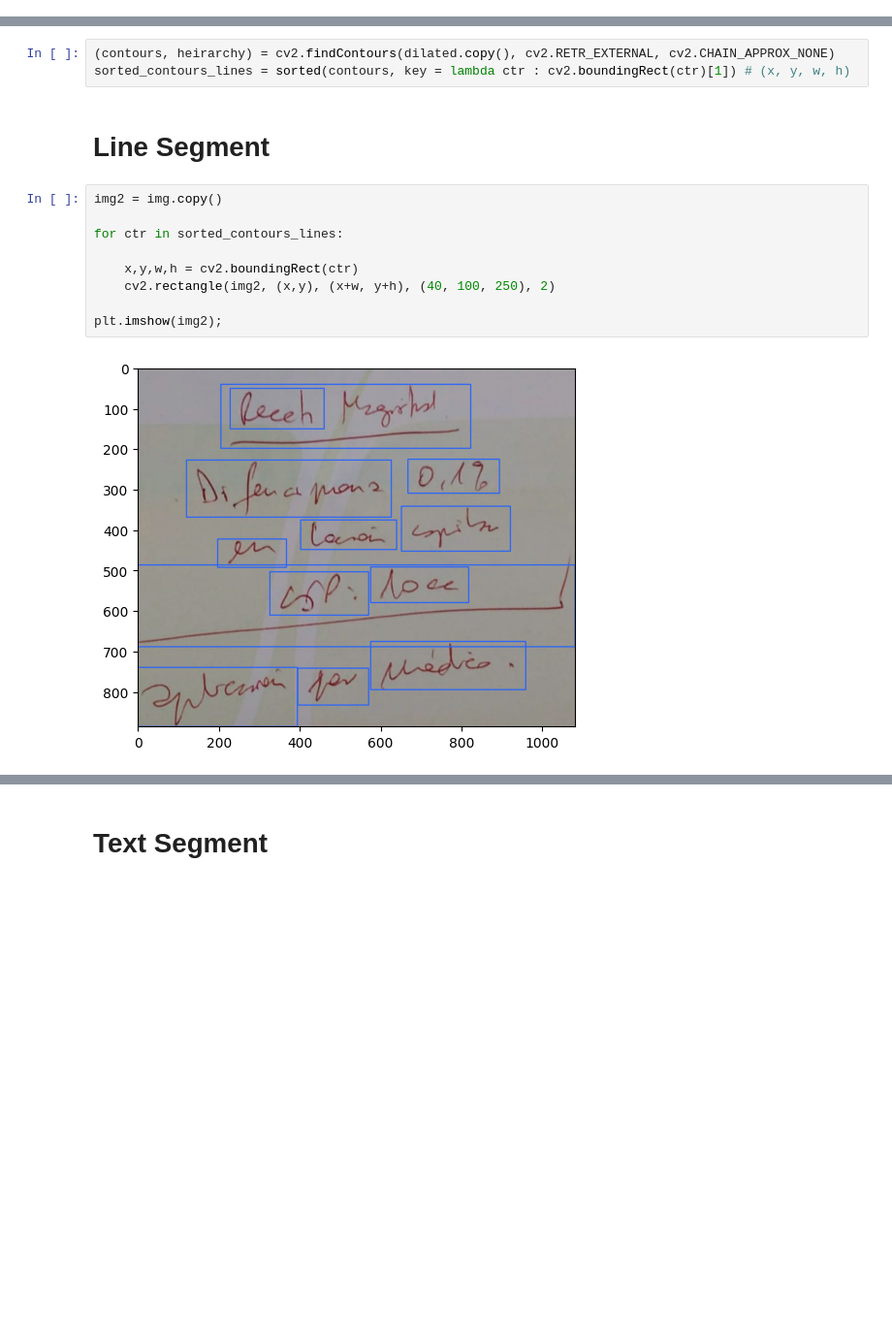
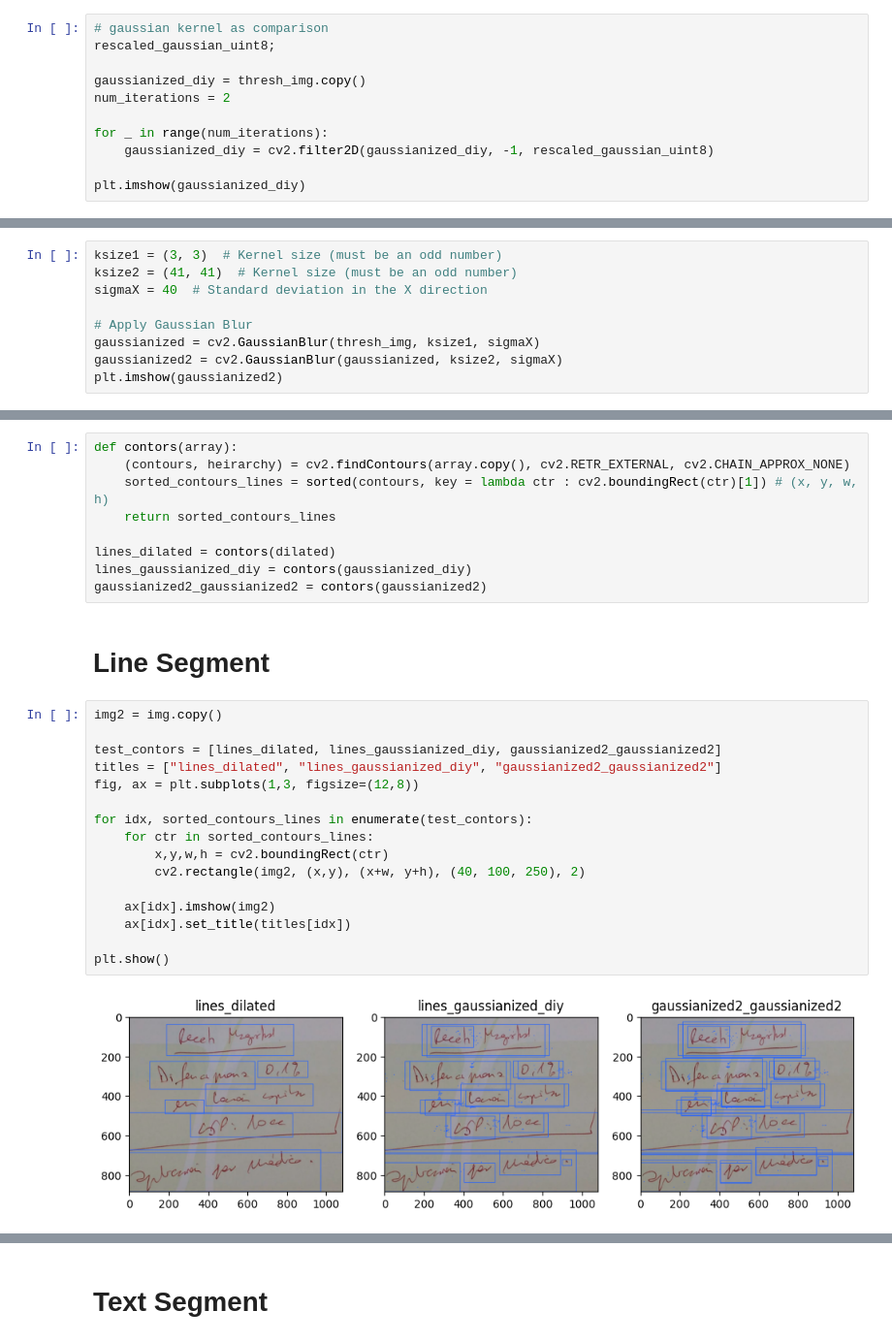
Before and after one commit to fbientrigo/cv_medical, a Jupyter notebook: 01_blockConstruction/01_recongnitionblocks.ipynb, the cells around one changed output, grey strips where cells are left out. Shown at 97% size. Drawn from its saved outputs; the diff is of its cells as text; blank space fills up the shorter version.

```diff
--- a/01_blockConstruction/01_recongnitionblocks.ipynb
+++ b/01_blockConstruction/01_recongnitionblocks.ipynb
@@ -139,3 +339,14 @@ dilated = cv2.dilate(thresh_img, kernel, iterations = 3)
 plt.imshow(dilated, cmap='gray');
 # %% [output]
 [figure]
+# %%
+# gaussian kernel as comparison
+rescaled_gaussian_uint8;
+
+gaussianized_diy = thresh_img.copy()
+num_iterations = 2
+
+for _ in range(num_iterations):
+    gaussianized_diy = cv2.filter2D(gaussianized_diy, -1, rescaled_gaussian_uint8)
+
+plt.imshow(gaussianized_diy)
@@ -141,0 +375,9 @@ plt.imshow(dilated, cmap='gray');
+# %%
+ksize1 = (3, 3)  # Kernel size (must be an odd number)
+ksize2 = (41, 41)  # Kernel size (must be an odd number)
+sigmaX = 40  # Standard deviation in the X direction
+
+# Apply Gaussian Blur
+gaussianized = cv2.GaussianBlur(thresh_img, ksize1, sigmaX)
+gaussianized2 = cv2.GaussianBlur(gaussianized, ksize2, sigmaX)
+plt.imshow(gaussianized2)
@@ -142,16 +387,29 @@ plt.imshow(dilated, cmap='gray');
 # %%
-(contours, heirarchy) = cv2.findContours(dilated.copy(), cv2.RETR_EXTERNAL, cv2.CHAIN_APPROX_NONE)
-sorted_contours_lines = sorted(contours, key = lambda ctr : cv2.boundingRect(ctr)[1]) # (x, y, w, h)
+def contors(array):
+    (contours, heirarchy) = cv2.findContours(array.copy(), cv2.RETR_EXTERNAL, cv2.CHAIN_APPROX_NONE)
+    sorted_contours_lines = sorted(contours, key = lambda ctr : cv2.boundingRect(ctr)[1]) # (x, y, w, h)
+    return sorted_contours_lines
+
+lines_dilated = contors(dilated)
+lines_gaussianized_diy = contors(gaussianized_diy)
+gaussianized2_gaussianized2 = contors(gaussianized2)
 # %% [markdown]
 # Line Segment
 # %%
 img2 = img.copy()
 
-for ctr in sorted_contours_lines:
+test_contors = [lines_dilated, lines_gaussianized_diy, gaussianized2_gaussianized2]
+titles = ["lines_dilated", "lines_gaussianized_diy", "gaussianized2_gaussianized2"]
+fig, ax = plt.subplots(1,3, figsize=(12,8))
 
-    x,y,w,h = cv2.boundingRect(ctr)
-    cv2.rectangle(img2, (x,y), (x+w, y+h), (40, 100, 250), 2)
+for idx, sorted_contours_lines in enumerate(test_contors):
+    for ctr in sorted_contours_lines:
+        x,y,w,h = cv2.boundingRect(ctr)
+        cv2.rectangle(img2, (x,y), (x+w, y+h), (40, 100, 250), 2)
 
-plt.imshow(img2);
+    ax[idx].imshow(img2)
+    ax[idx].set_title(titles[idx])
+
+plt.show()
 # %% [output]
-[figure, old version]
+[figure, new version]
```
Also changed, not shown: parts of 23 cells of this notebook, 2 other files.
